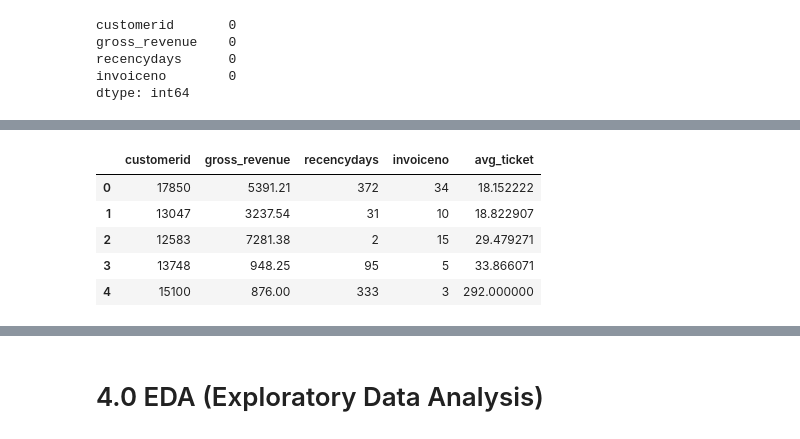
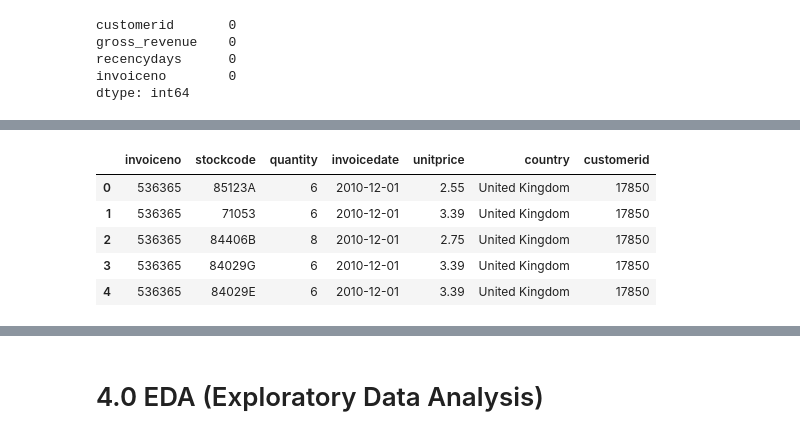
Before and after one commit to ViniciusKos/insiders_clustering, a Jupyter notebook: cluster_circle4.ipynb, the cells around one changed output, grey strips where cells are left out. Drawn from its saved outputs; the diff is of its cells as text; code cells hidden in the pictures.

```diff
--- a/cluster_circle4.ipynb
+++ b/cluster_circle4.ipynb
@@ -141,10 +141,10 @@ df_backup['customerid']=np.arange(80000, 80000+len( df_backup ), 1)
 df1 = df1.merge(df_backup, on='invoiceno', how='left')
 
 #coalesce
-df1['customerid']=df1['customerid_x'].combine_first( df1['customer_id_y'])
+df1['customerid']=df1['customerid_x'].combine_first( df1['customerid_y'])
 
 #drop extra columns
-df1 = df1.drop( columns=['customer_id_x','customer_id_y'], axis=1)
+df1 = df1.drop( columns=['customerid_x','customerid_y'], axis=1)
 
 df1.isna().sum()
 # %% [output]
@@ -376,7 +345,7 @@ Name: country, dtype: float64
 df2=df1.copy()
 # %%
  # ----------------------  Numerical attributes ----------------
- # drop negative quantity
+ # purhcases df and returns df
 returns = df2.loc[df2['quantity'] < 0, :]
 purchases = df2.loc[df2['quantity'] >= 0, :]
 
@@ -390,7 +359,7 @@ print(df2.shape)
 df2=df2[~df2['invoiceno'].str.contains('[^0-9]+', na=False)]
 print(df2.shape)
 
-#filter only stockcodes with unmbers
+#filter only stockcodes with numbers
 df2=df2[df2['stockcode'].str.contains('[0-9]+', na=False)]
 print(df2.shape)
 
@@ -399,11 +368,10 @@ print(df2.shape)
 # drop description
 df2 = df2.drop( columns='description', axis=1 )
 
-# drop "unspecifiec" country -
-df2 = df2[~df2['country'].isin( ['Unspecified' ] ) ]
+# drop "unspecifiec" and "european communoty" countries -
+df2 = df2[~df2['country'].isin( ["European Community",'Unspecified' ] ) ]
 
-# bad users
-df2 = df2[~df2['customerid'].isin( [16446] )]
+
 
 df2.head()
 # %% [output]
@@ -493,11 +485,11 @@ invoiceno        0
 avg_ticket       0
 dtype: int64
 # %%
-df_ref.head()
+df2.head()
 # %% [output]
-|  | customerid | gross_revenue | recencydays | invoiceno | avg_ticket |
-| 0 | 17850 | 5391.21 | 372 | 34 | 18.152222 |
-| 1 | 13047 | 3237.54 | 31 | 10 | 18.822907 |
-| 2 | 12583 | 7281.38 | 2 | 15 | 29.479271 |
-| 3 | 13748 | 948.25 | 95 | 5 | 33.866071 |
-| 4 | 15100 | 876.00 | 333 | 3 | 292.000000 |
+|  | invoiceno | stockcode | quantity | invoicedate | unitprice | country | customerid |
+| 0 | 536365 | 85123A | 6 | 2010-12-01 | 2.55 | United Kingdom | 17850 |
+| 1 | 536365 | 71053 | 6 | 2010-12-01 | 3.39 | United Kingdom | 17850 |
+| 2 | 536365 | 84406B | 8 | 2010-12-01 | 2.75 | United Kingdom | 17850 |
+| 3 | 536365 | 84029G | 6 | 2010-12-01 | 3.39 | United Kingdom | 17850 |
+| 4 | 536365 | 84029E | 6 | 2010-12-01 | 3.39 | United Kingdom | 17850 |
```
Also changed, not shown: parts of 28 cells of this notebook.
